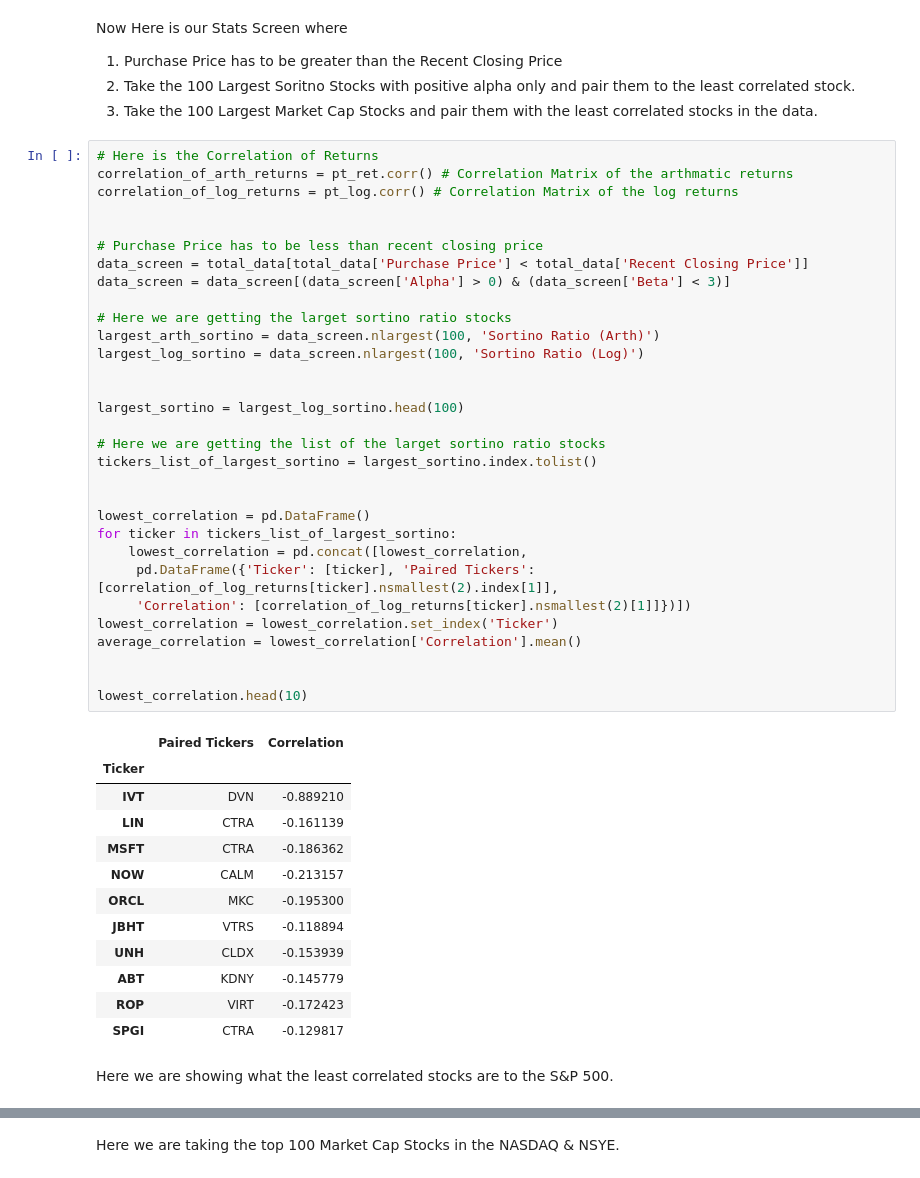
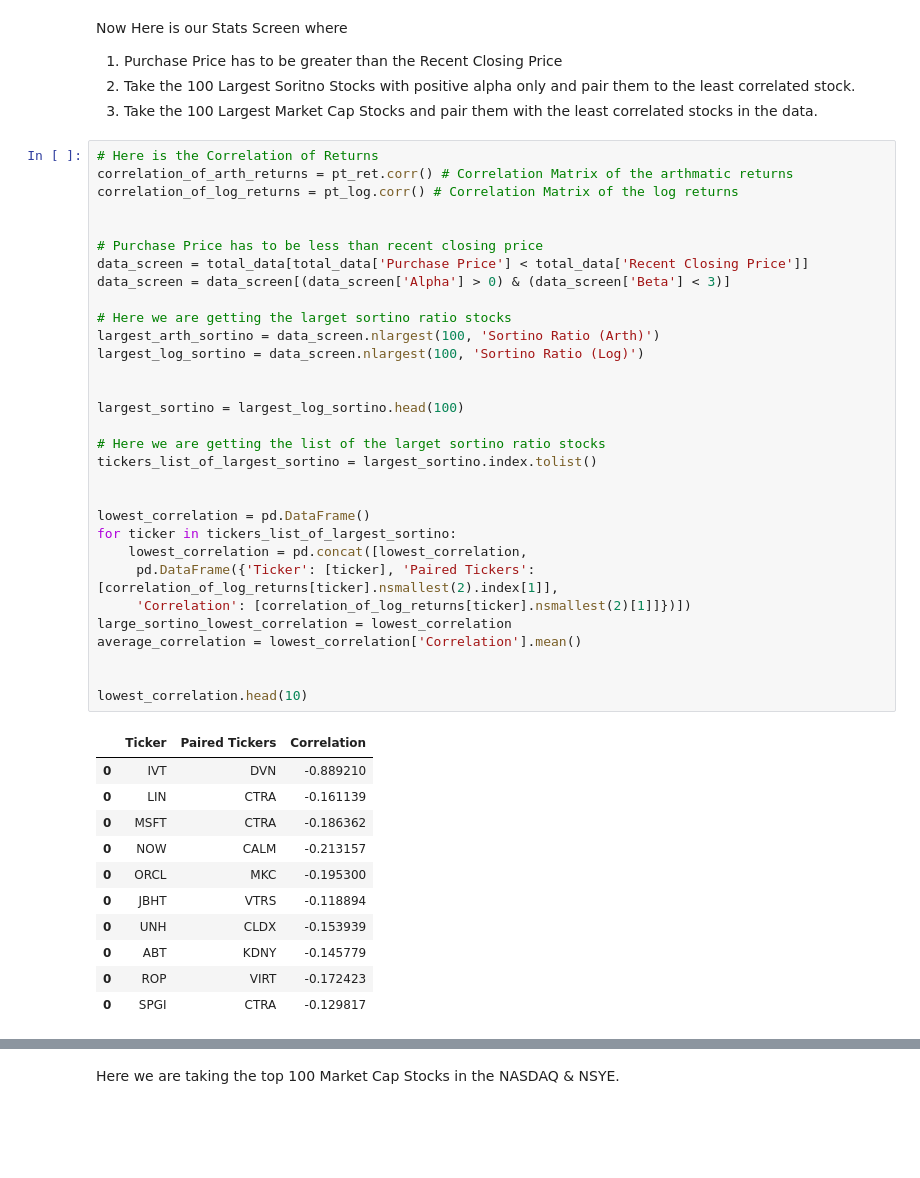
Before and after one commit to ts7even/not_ltcm, a Jupyter notebook: not_ltcm.ipynb, the cells around one changed output, grey strips where cells are left out. Cells and saved outputs as stored; diff of their text form; blank space fills up the shorter version.

Commit message:
Tried to add portfolio sortino stocks

```diff
--- a/not_ltcm.ipynb
+++ b/not_ltcm.ipynb
@@ -151,45 +157,42 @@ Now Here is our Stats Screen where
 # Here is the Correlation of Returns
 correlation_of_arth_returns = pt_ret.corr() # Correlation Matrix of the arthmatic returns
 correlation_of_log_returns = pt_log.corr() # Correlation Matrix of the log returns
 
 
 # Purchase Price has to be less than recent closing price
 data_screen = total_data[total_data['Purchase Price'] < total_data['Recent Closing Price']]
 data_screen = data_screen[(data_screen['Alpha'] > 0) & (data_screen['Beta'] < 3)]
 
 # Here we are getting the larget sortino ratio stocks
 largest_arth_sortino = data_screen.nlargest(100, 'Sortino Ratio (Arth)')
 largest_log_sortino = data_screen.nlargest(100, 'Sortino Ratio (Log)')
 
 
 largest_sortino = largest_log_sortino.head(100)
 
 # Here we are getting the list of the larget sortino ratio stocks
 tickers_list_of_largest_sortino = largest_sortino.index.tolist()
 
 
 lowest_correlation = pd.DataFrame()
 for ticker in tickers_list_of_largest_sortino:
     lowest_correlation = pd.concat([lowest_correlation,
      pd.DataFrame({'Ticker': [ticker], 'Paired Tickers': [correlation_of_log_returns[ticker].nsmallest(2).index[1]],
      'Correlation': [correlation_of_log_returns[ticker].nsmallest(2)[1]]})])
-lowest_correlation = lowest_correlation.set_index('Ticker')
+large_sortino_lowest_correlation = lowest_correlation
 average_correlation = lowest_correlation['Correlation'].mean()
 
 
 lowest_correlation.head(10)
 # %% [output]
-|  | Paired Tickers | Correlation |
-| Ticker |  |  |
-| IVT | DVN | -0.889210 |
-| LIN | CTRA | -0.161139 |
-| MSFT | CTRA | -0.186362 |
-| NOW | CALM | -0.213157 |
-| ORCL | MKC | -0.195300 |
-| JBHT | VTRS | -0.118894 |
-| UNH | CLDX | -0.153939 |
-| ABT | KDNY | -0.145779 |
-| ROP | VIRT | -0.172423 |
-| SPGI | CTRA | -0.129817 |
+|  | Ticker | Paired Tickers | Correlation |
+| 0 | IVT | DVN | -0.889210 |
+| 0 | LIN | CTRA | -0.161139 |
+| 0 | MSFT | CTRA | -0.186362 |
+| 0 | NOW | CALM | -0.213157 |
+| 0 | ORCL | MKC | -0.195300 |
+| 0 | JBHT | VTRS | -0.118894 |
+| 0 | UNH | CLDX | -0.153939 |
+| 0 | ABT | KDNY | -0.145779 |
+| 0 | ROP | VIRT | -0.172423 |
+| 0 | SPGI | CTRA | -0.129817 |
-# %% [markdown]
-Here we are showing what the least correlated stocks are to the S&P 500.
```
Also changed, not shown: parts of 7 cells of this notebook.
